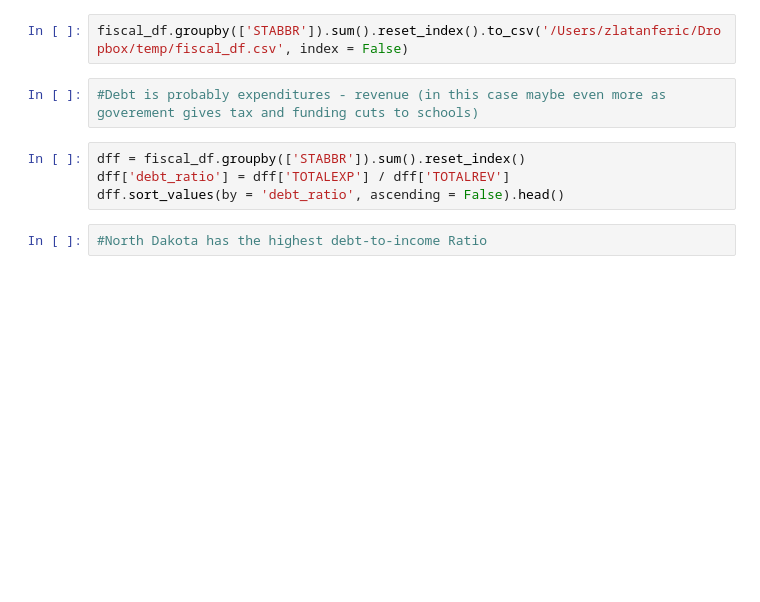
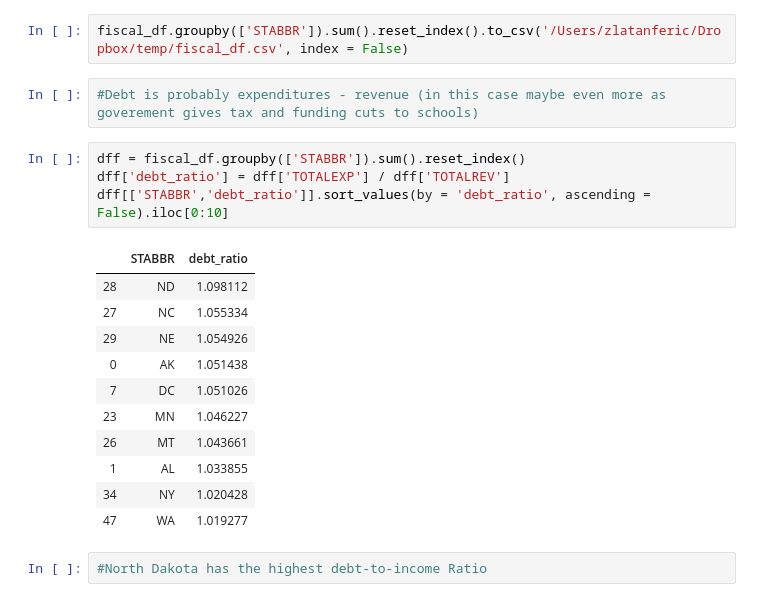
Before and after one commit to zferic/DS5500-HW, a Jupyter notebook: HW3.ipynb, the cells around one changed output. Drawn from its saved outputs; the diff is of its cells as text; blank space fills up the shorter version.

```diff
--- a/HW3.ipynb
+++ b/HW3.ipynb
@@ -93,7 +101,19 @@ fiscal_df.groupby(['STABBR']).sum().reset_index().to_csv('/Users/zlatanferic/Dro
 # %%
 dff = fiscal_df.groupby(['STABBR']).sum().reset_index()
 dff['debt_ratio'] = dff['TOTALEXP'] / dff['TOTALREV']
-dff.sort_values(by = 'debt_ratio', ascending = False).head()
+dff[['STABBR','debt_ratio']].sort_values(by = 'debt_ratio', ascending = False).iloc[0:10]
+# %% [output]
+|  | STABBR | debt_ratio |
+| 28 | ND | 1.098112 |
+| 27 | NC | 1.055334 |
+| 29 | NE | 1.054926 |
+| 0 | AK | 1.051438 |
+| 7 | DC | 1.051026 |
+| 23 | MN | 1.046227 |
+| 26 | MT | 1.043661 |
+| 1 | AL | 1.033855 |
+| 34 | NY | 1.020428 |
+| 47 | WA | 1.019277 |
 # %%
 #North Dakota has the highest debt-to-income Ratio
 # %% [markdown]
```
Also changed, not shown: parts of 19 cells of this notebook, 1 other file.
